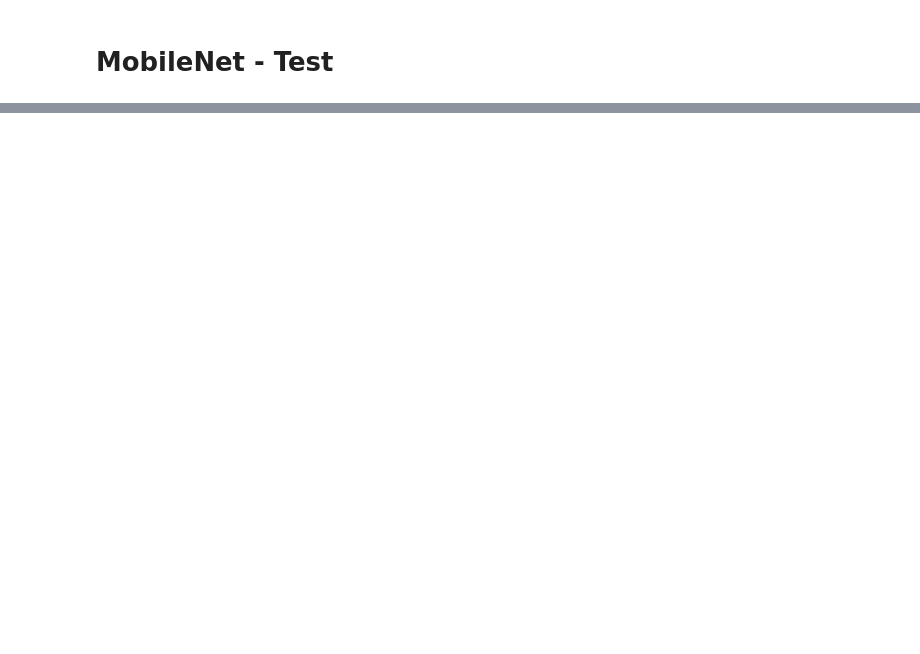
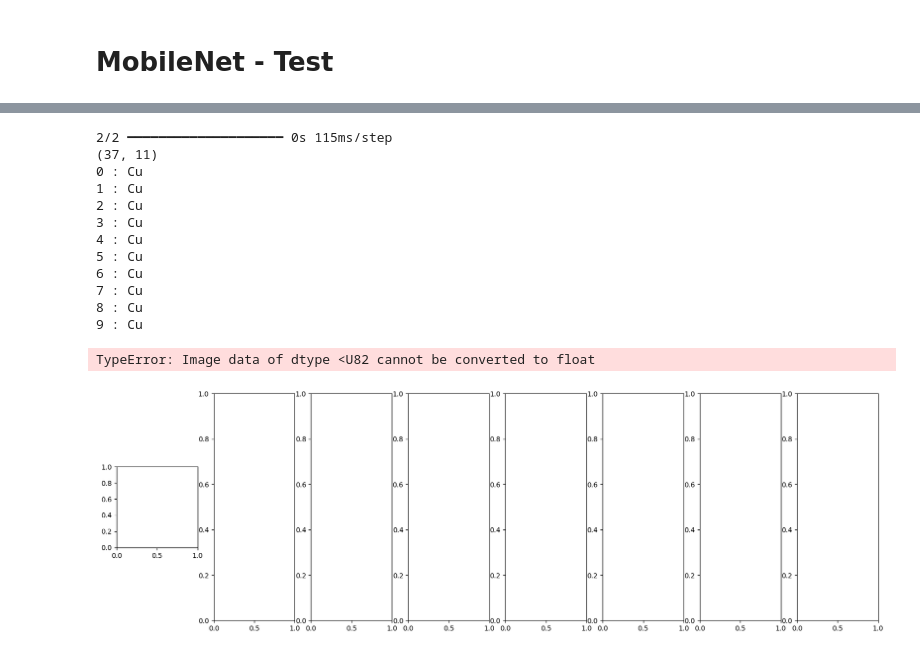
Before and after one commit to jovytree/DA36-mini3-dl4, a Jupyter notebook: LeeYejin/MobileNet.ipynb, the cells around one changed output, grey strips where cells are left out. Drawn from its saved outputs; the diff is of its cells as text; code cells hidden in the pictures; blank space fills up the shorter version.

```diff
--- a/LeeYejin/MobileNet.ipynb
+++ b/LeeYejin/MobileNet.ipynb
@@ -408,9 +79,0 @@ val 라벨 값 확인: [0 1 2 3 4 5]
-# %%
-batch_images=[]
-for img_path in images_path:
-
-  image = cv2.imread(img_path)
-
-  image = cv2.resize(image, (224,224))
-  image = np.array(image)
-  batch_images.append(image)
@@ -507,0 +485,38 @@ model.save('best_cloud_mobilenet_2.keras')
+# %%
+# @title 모델 예측
+
+pred_proba = model.predict(test_seq)
+print(pred_proba.shape)
+
+class_names = np.array(['Ac', 'As', 'Cb', 'Cc', 'Ci', 'Cs', 'Ct', 'Cu', 'Ns', 'Sc'])
+
+def show_images(images, labels, ncols = 8):
+  fig, ax = plt.subplots(nrows = 1, ncols = ncols, figsize = (20, 6))
+  for i in range(ncols):
+    ax[i].imshow(images[i])  # ndarray 전달해서 이미지 출력
+    class_name = class_names[labels[i]]
+    ax[i].set_title(class_name)
+
+  plt.show()
+
+pred = np.argmax(pred_proba, axis = 1)
+for i in range(10):
+  print(f'{i} : {class_names[pred[i]]}')
+
+show_images(test_images_path[:10], test_labels[:10])
+show_images(test_images_path[:10], pred[:10])
+# %% [output]
+2/2 ━━━━━━━━━━━━━━━━━━━━ 0s 115ms/step
+(37, 11)
+0 : Cu
+1 : Cu
+2 : Cu
+3 : Cu
+4 : Cu
+5 : Cu
+6 : Cu
+7 : Cu
+8 : Cu
+9 : Cu
+TypeError: Image data of dtype <U82 cannot be converted to float
+[figure, added]
```
Also changed, not shown: parts of 39 cells of this notebook, 6 other files.
